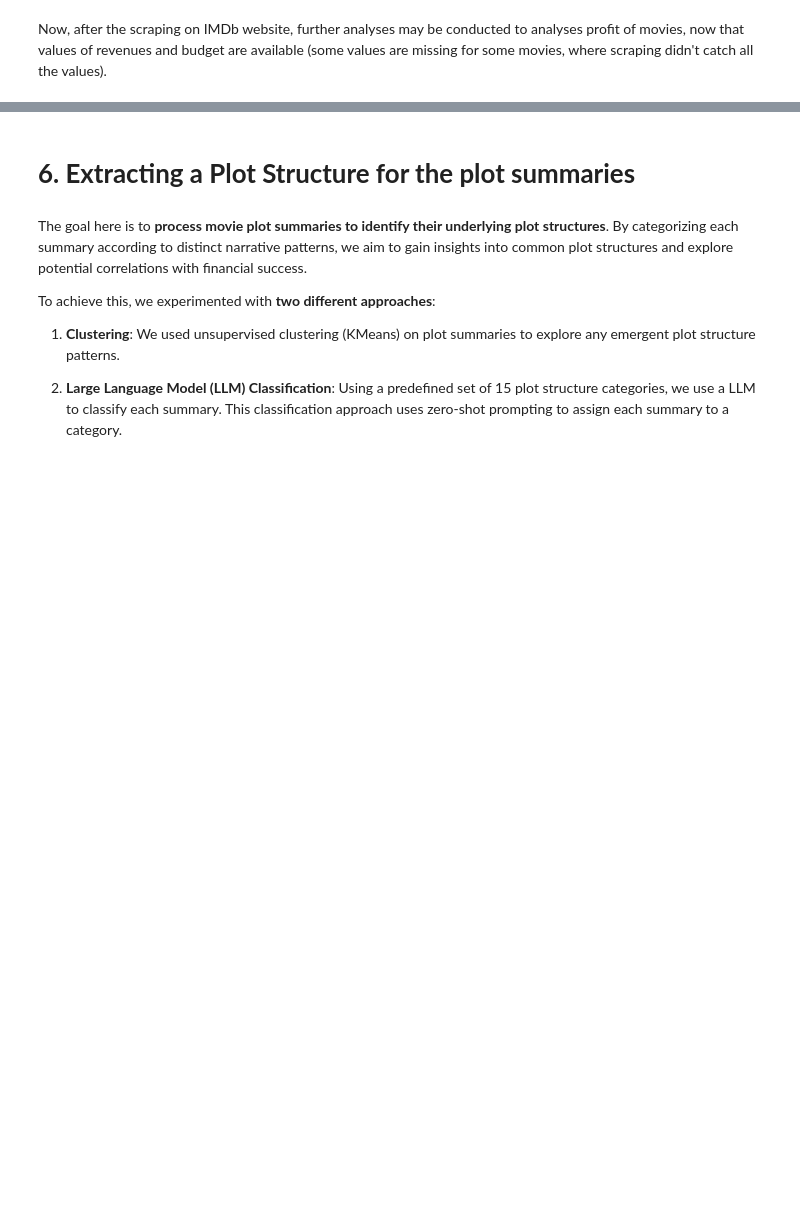
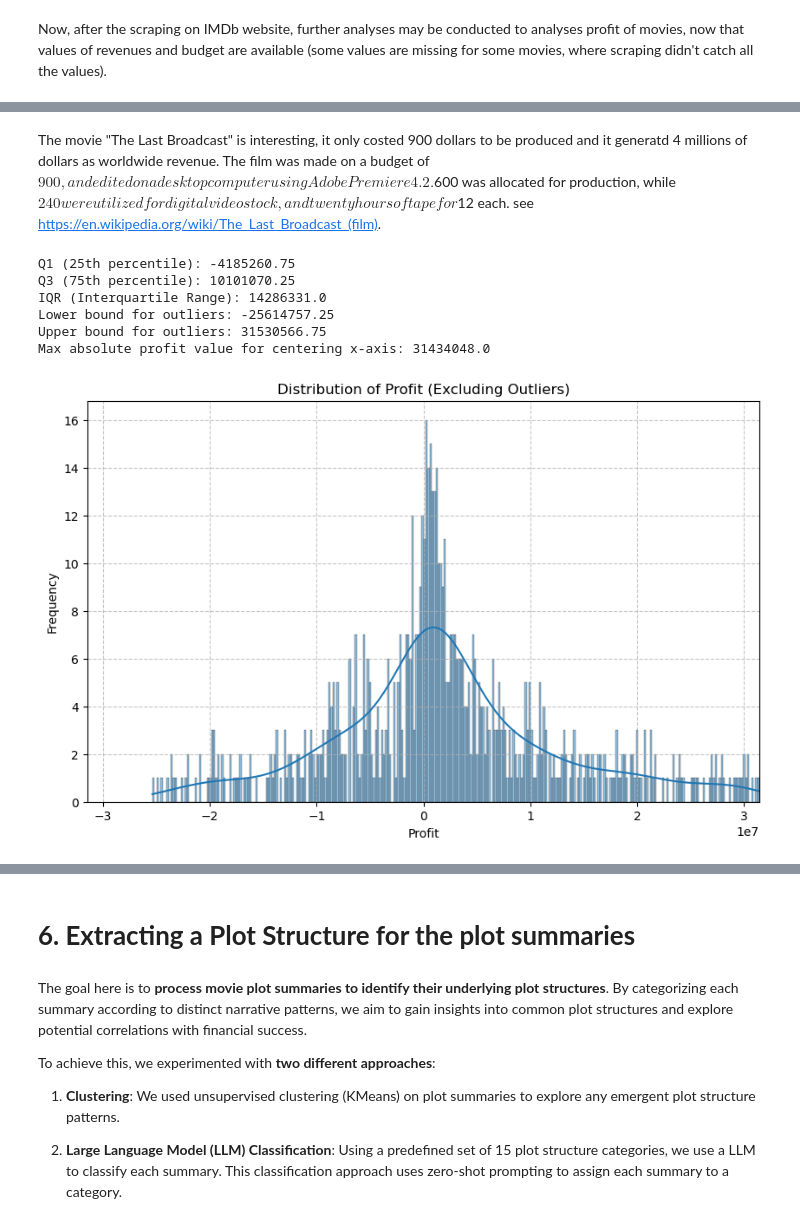
Before and after one commit to arthurEpfl/CMU_MovieCorpus_Data_Analysis, a Jupyter notebook: results.ipynb, the cells around one changed output, grey strips where cells are left out. Drawn from its saved outputs; the diff is of its cells as text; code cells hidden in the pictures; blank space fills up the shorter version.

```diff
--- a/results.ipynb
+++ b/results.ipynb
@@ -828,0 +870,9 @@ print(len(movies.profit))
+# %%
+# Calculate profit (revenue - budget)
+merged_movies_scraped_budget['profit'] = merged_movies_scraped_budget['movie_box_office_revenue_x'] - merged_movies_scraped_budget['budget']
+
+# Calculate profitability ratio (profit/budget)
+merged_movies_scraped_budget['profitability_ratio'] = merged_movies_scraped_budget['profit'] / merged_movies_scraped_budget['budget']
+
+# Filter out movies with missing budget or revenue
+merged_movies_scraped_budget = merged_movies_scraped_budget.dropna(subset=['budget', 'movie_box_office_revenue_x'])
@@ -828,0 +909,45 @@ print(len(movies.profit))
+# %% [markdown]
+The movie "The Last Broadcast" is interesting, it only costed 900 dollars to be produced and it generatd 4 millions of dollars as worldwide revenue. The film was made on a budget of $900, and edited on a desktop computer using Adobe Premiere 4.2. $600 was allocated for production, while $240 were utilized for digital video stock, and twenty hours of tape for $12 each. see https://en.wikipedia.org/wiki/The_Last_Broadcast_(film).
+# %%
+# Calculate the IQR to filter out outliers
+Q1 = merged_movies_scraped_budget['profit'].quantile(0.25)
+Q3 = merged_movies_scraped_budget['profit'].quantile(0.75)
+IQR = Q3 - Q1
+
+# Define the lower and upper bounds for filtering out outliers
+lower_bound = Q1 - 1.5 * IQR
+upper_bound = Q3 + 1.5 * IQR
+
+# Filter the data to exclude outliers
+filtered_profits = merged_movies_scraped_budget[(merged_movies_scraped_budget['profit'] >= lower_bound) & (merged_movies_scraped_budget['profit'] <= upper_bound)]['profit']
+
+# Calculate the maximum absolute profit value for centering the x-axis
+max_abs_profit = max(abs(filtered_profits.min()), abs(filtered_profits.max()))
+
+# Print the calculated values
+print(f"Q1 (25th percentile): {Q1}")
+print(f"Q3 (75th percentile): {Q3}")
+print(f"IQR (Interquartile Range): {IQR}")
+print(f"Lower bound for outliers: {lower_bound}")
+print(f"Upper bound for outliers: {upper_bound}")
+print(f"Max absolute profit value for centering x-axis: {max_abs_profit}")
+
+plt.figure(figsize=(10, 6))
+sns.histplot(filtered_profits, bins=300, kde=True)
+plt.title('Distribution of Profit (Excluding Outliers)')
+plt.xlabel('Profit')
+plt.ylabel('Frequency')
+plt.grid(True, linestyle='--', alpha=0.7)
+
+# Center the x-axis around 0
+plt.xlim(-max_abs_profit, max_abs_profit)
+
+plt.show()
+# %% [output]
+Q1 (25th percentile): -4185260.75
+Q3 (75th percentile): 10101070.25
+IQR (Interquartile Range): 14286331.0
+Lower bound for outliers: -25614757.25
+Upper bound for outliers: 31530566.75
+Max absolute profit value for centering x-axis: 31434048.0
+[figure, added]
```
Also changed, not shown: parts of 73 cells of this notebook, 3 other files.
